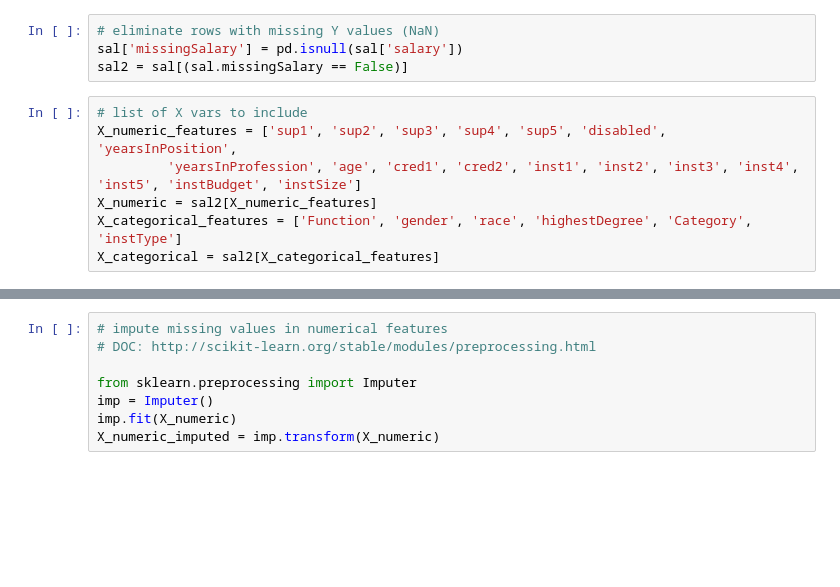
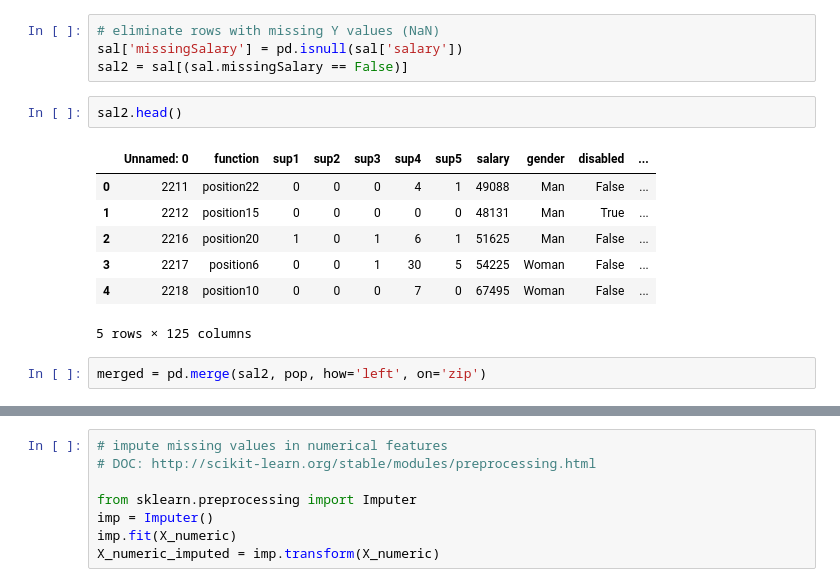
Before and after one commit to tannerjaime/PSAM-Machine-Learning, a Jupyter notebook: Predicting Salaries/regression2.ipynb, the cells around one changed output, grey strips where cells are left out. Drawn from its saved outputs; the diff is of its cells as text; blank space fills up the shorter version.

```diff
--- a/Predicting Salaries/regression2.ipynb
+++ b/Predicting Salaries/regression2.ipynb
@@ -9,10 +20,15 @@ sal = pd.read_csv('salaries-merged-copy.csv')
 # eliminate rows with missing Y values (NaN)
 sal['missingSalary'] = pd.isnull(sal['salary'])
 sal2 = sal[(sal.missingSalary == False)]
-# %%
-# list of X vars to include
-X_numeric_features = ['sup1', 'sup2', 'sup3', 'sup4', 'sup5', 'disabled', 'yearsInPosition',
-         'yearsInProfession', 'age', 'cred1', 'cred2', 'inst1', 'inst2', 'inst3', 'inst4', 'inst5', 'instBudget', 'instSize']
-X_numeric = sal2[X_numeric_features]
-X_categorical_features = ['Function', 'gender', 'race', 'highestDegree', 'Category', 'instType']
-X_categorical = sal2[X_categorical_features]
+# %%
+sal2.head()
+# %% [output]
+|  | Unnamed: 0 | function | sup1 | sup2 | sup3 | sup4 | sup5 | salary | gender | disabled | ... |
+| 0 | 2211 | position22 | 0 | 0 | 0 | 4 | 1 | 49088 | Man | False | ... |
+| 1 | 2212 | position15 | 0 | 0 | 0 | 0 | 0 | 48131 | Man | True | ... |
+| 2 | 2216 | position20 | 1 | 0 | 1 | 6 | 1 | 51625 | Man | False | ... |
+| 3 | 2217 | position6 | 0 | 0 | 1 | 30 | 5 | 54225 | Woman | False | ... |
+| 4 | 2218 | position10 | 0 | 0 | 0 | 7 | 0 | 67495 | Woman | False | ... |
+5 rows × 125 columns
+# %%
+merged = pd.merge(sal2, pop, how='left', on='zip')
```
Also changed, not shown: parts of 8 cells of this notebook, 1 other file.
